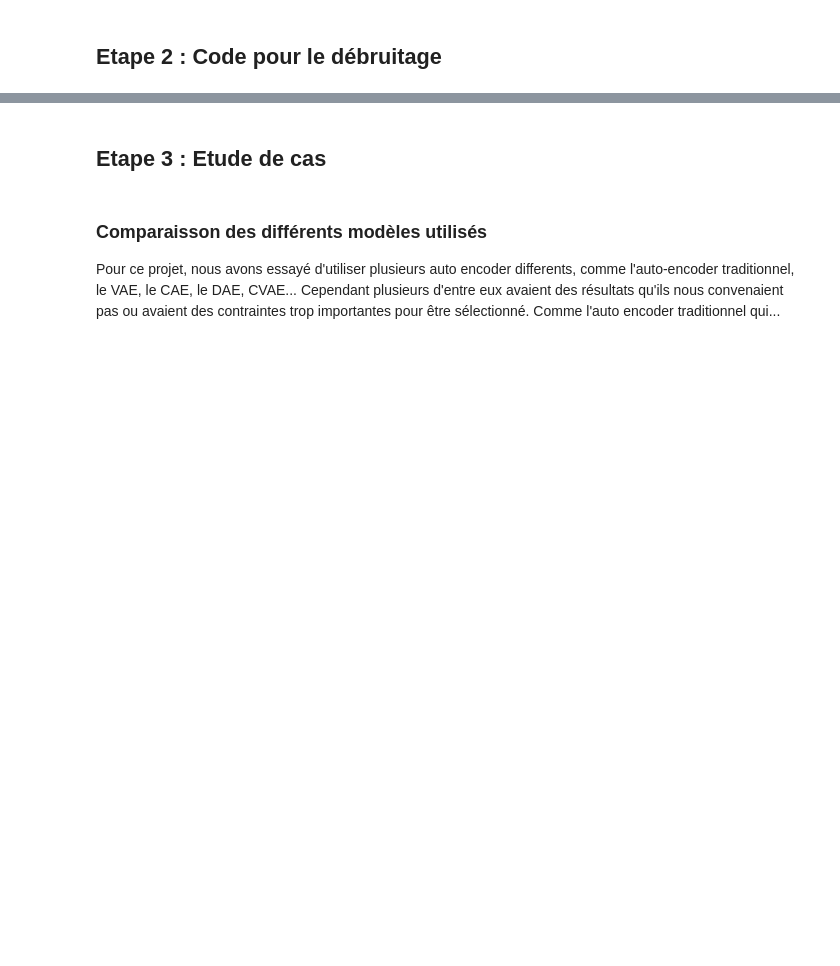
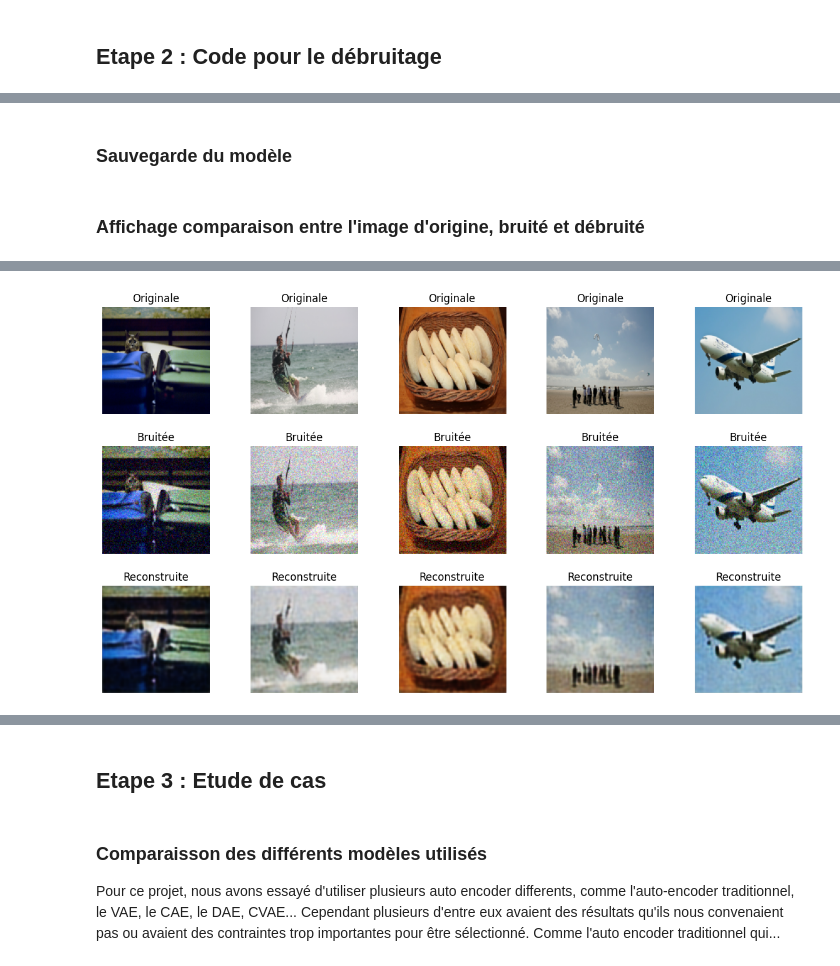
Before and after one commit to Byrong8at/Cnn-and-RNN, a Jupyter notebook: Livrable 2/Livrable2 copy.ipynb, the cells around one changed output, grey strips where cells are left out. Cells and saved outputs as stored; diff of their text form; code cells hidden in the pictures; blank space fills up the shorter version.

```diff
--- a/Livrable 2/Livrable2 copy.ipynb
+++ b/Livrable 2/Livrable2 copy.ipynb
@@ -173,0 +230,4 @@ plt.show()
+# %%
+autoencoder = Model(inputs=input_img, outputs=decoded)
+autoencoder.compile(optimizer='adam', loss='mse')
+autoencoder.summary()
@@ -173,0 +259,13 @@ plt.show()
+# %%
+early_stop = tf.keras.callbacks.EarlyStopping(
+        monitor='val_loss',
+        patience=15,
+        restore_best_weights=True
+    )
+
+history = autoencoder.fit(
+    train_set,
+    epochs=EPOCHS,
+    validation_data=test_set,
+    callbacks=[early_stop]
+)
@@ -173,0 +291,2 @@ plt.show()
+# %% [markdown]
+### Sauvegarde du modèle
@@ -173,0 +297,30 @@ plt.show()
+# %% [markdown]
+### Affichage comparaison entre l'image d'origine, bruité et débruité
+# %%
+test_batch_noisy, test_batch_clean = next(iter(test_set.take(1)))
+decoded_imgs = autoencoder.predict(test_batch_noisy)
+
+n = min(5, BATCH_SIZE)
+
+plt.figure(figsize=(15, 8))
+for i in range(n):
+    # Original (clean)
+    ax = plt.subplot(3, n, i + 1)
+    plt.imshow(test_batch_clean[i].numpy())
+    plt.title("Originale")
+    plt.axis('off')
+
+    # Noisy
+    ax = plt.subplot(3, n, i + 1 + n)
+    plt.imshow(test_batch_noisy[i].numpy())
+    plt.title("Bruitée")
+    plt.axis('off')
+
+    ax = plt.subplot(3, n, i + 1 + 2 * n)
+    plt.imshow(decoded_imgs[i])
+    plt.title("Reconstruite")
+    plt.axis('off')
+
+plt.subplots_adjust(wspace=0.1, hspace=0.3)
+plt.show()
+# %% [output]
@@ -173,0 +328 @@ plt.show()
+[figure, added]
```
Also changed, not shown: parts of 15 cells of this notebook.
